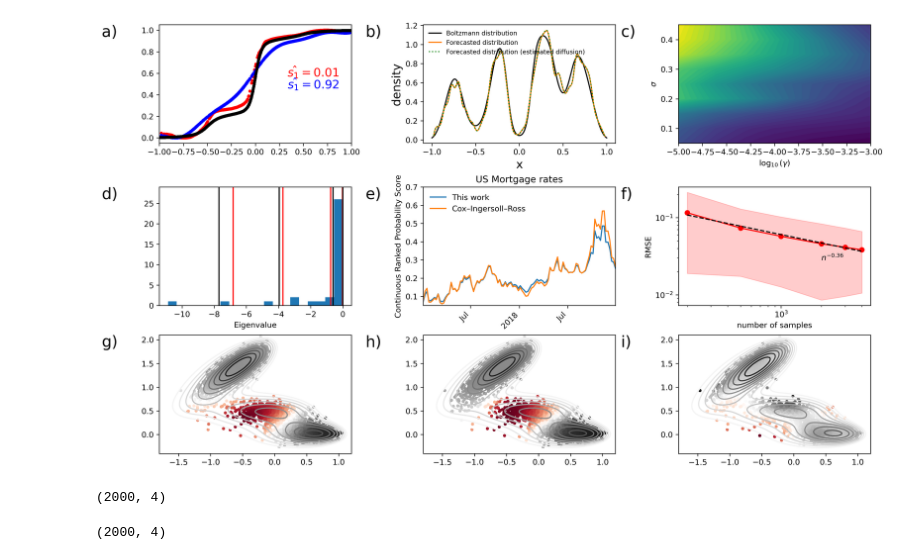
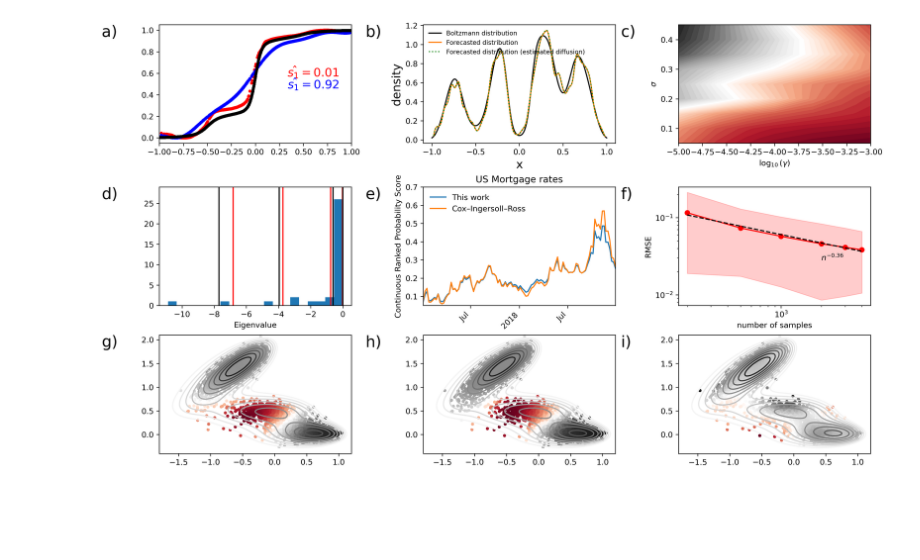
Before and after one commit to DevergneTimothee/GenLearn_kernel, a Jupyter notebook: plot.ipynb, the cells around one changed output. Saved outputs shown, nothing was run; the diff lists cells and outputs as text; code cells hidden in the pictures; blank space fills up the shorter version.

```diff
--- a/plot.ipynb
+++ b/plot.ipynb
@@ -204,7 +204,7 @@ axs[0,1].set_xlabel("x",fontsize=15)
 axs[0,1].set_ylabel("density",fontsize=15)
 axs[0,1].text(-0.3,0.9,"b)",transform=axs[0,1].transAxes,size=20)
 
-axs[0,2].contourf(np.log10(gamma_v),sigma_v,np.log10(s),levels=50)
+axs[0,2].contourf(np.log10(gamma_v),sigma_v,np.log10(s),levels=50,cmap="RdGy")
 axs[0,2].text(-0.3,0.9,"c)",transform=axs[0,2].transAxes,size=20)
 axs[0,2].set_xlabel(r"$\log_{10}(\gamma)$")
 axs[0,2].set_ylabel(r"$\sigma$")
@@ -233,39 +233,31 @@ axs[1,1].text(-0.3,0.9,"e)",transform=axs[1,1].transAxes,size=20)
 n =[200,500,1000,2000,3000,4000]
 m,b = np.polyfit(np.log(n),np.log(list_rmse),1)
 axs[1,2].plot(n,list_rmse, marker="o",color="r")
 axs[1,2].fill_between(n,list_rmse-list_std_rmse/np.sqrt(2),list_rmse+list_std_rmse/np.sqrt(2),alpha=0.2,color="r")
 axs[1,2].plot(n,np.exp(b)*np.exp(m*np.log(n)),"--",color="k")
 axs[1,2].text(0.8, 0.4, r"$n^{-0.36}$", horizontalalignment='center', verticalalignment='center', transform=axs[1,2].transAxes,c="k")
 axs[1,2].text(-0.3,0.9,"f)",transform=axs[1,2].transAxes,size=20)
 axs[1,2].set_xlabel("number of samples")
 axs[1,2].set_ylabel("RMSE")
 
 plot_ef(test_set[:,0],test_set[:,1],ef_gen[-3,:],ax=axs[2,0])
 plot_isolines_2D(muller_brown_potential,levels=np.linspace(0,24,12),mode='contour',ax=axs[2,0])
 axs[2,0].text(-0.3,0.9,"g)",transform=axs[2,0].transAxes,size=20)
 
 
 plot_ef(test_set_to[:,0],test_set_to[:,1],ef_to[:,-3],ax=axs[2,2])
 plot_isolines_2D(muller_brown_potential,levels=np.linspace(0,24,12),mode='contour',ax=axs[2,2])
 axs[2,1].text(-0.3,0.9,"h)",transform=axs[2,1].transAxes,size=20)
 
 
 plot_ef(test_set[:,0],test_set[:,1],1-efuns[closest_points,2],ax=axs[2,1])
 plot_isolines_2D(muller_brown_potential,levels=np.linspace(0,24,12),mode='contour',ax=axs[2,1])
 axs[2,2].text(-0.3,0.9,"i)",transform=axs[2,2].transAxes,size=20)
 
 
 axs[1,0].set_xlabel("Eigenvalue")
 
 axs[1,2].set_xscale("log")
 axs[1,2].set_yscale("log")
 # %% [output]
-[figure, old version]
+[figure, new version]
-# %%
-efuns_4W_2.shape
-# %% [output]
-(2000, 4)
-# %%
-efuns_4W.shape
-# %% [output]
-(2000, 4)
```
Also changed, not shown: parts of 2 cells of this notebook.
